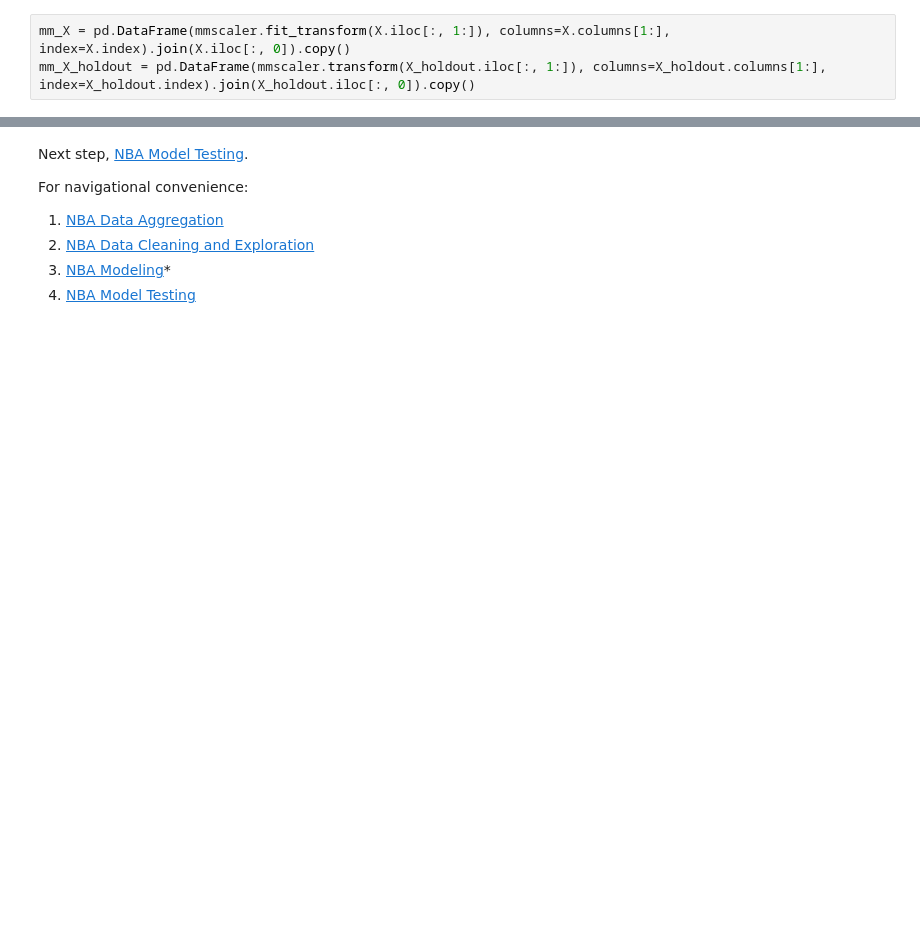
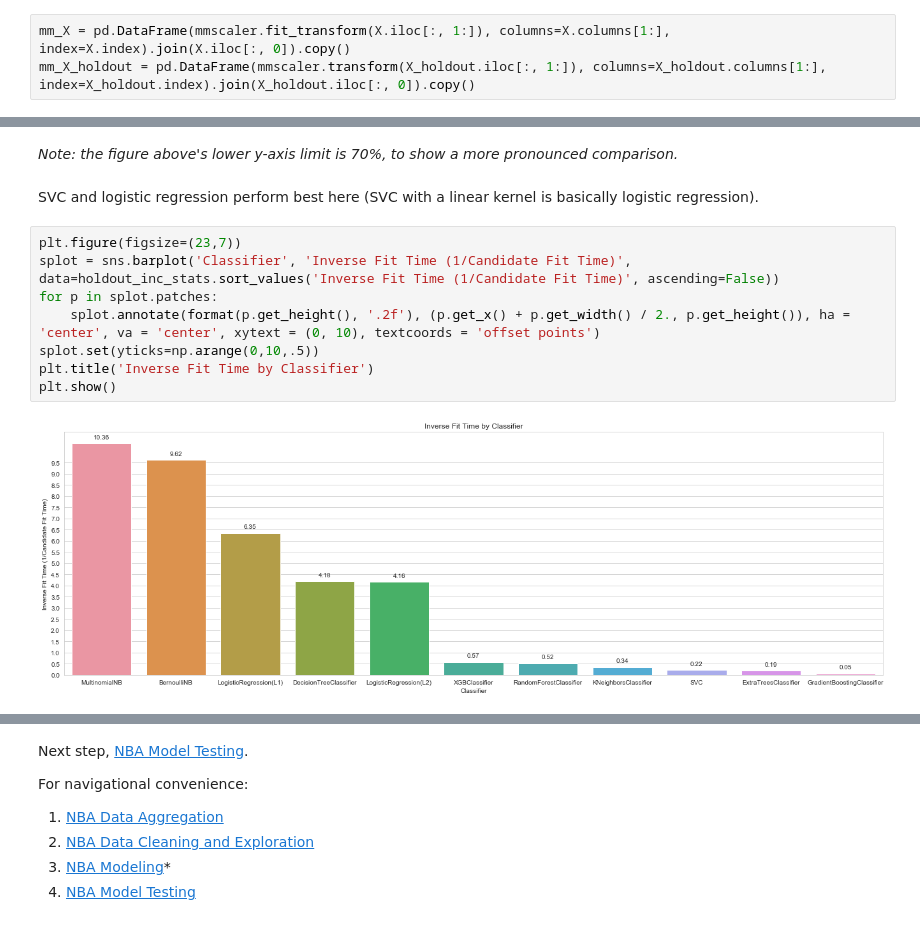
Before and after one commit to philbowman212/Thinkful_assignments, a Jupyter notebook: projects/supervised_capstone/Jupyter Notebooks/Modeling.ipynb, the cells around one changed output, grey strips where cells are left out. Drawn from its saved outputs; the diff is of its cells as text; blank space fills up the shorter version.

```diff
--- a/projects/supervised_capstone/Jupyter Notebooks/Modeling.ipynb
+++ b/projects/supervised_capstone/Jupyter Notebooks/Modeling.ipynb
@@ -774,0 +929,14 @@ Gradient Boosting appears to have the greatest predictive power for the holdout!
+# %% [markdown]
+*Note: the figure above's lower y-axis limit is 70%, to show a more pronounced comparison.*
+# %% [markdown]
+SVC and logistic regression perform best here (SVC with a linear kernel is basically logistic regression).
+# %%
+plt.figure(figsize=(23,7))
+splot = sns.barplot('Classifier', 'Inverse Fit Time (1/Candidate Fit Time)', data=holdout_inc_stats.sort_values('Inverse Fit Time (1/Candidate Fit Time)', ascending=False))
+for p in splot.patches:
+    splot.annotate(format(p.get_height(), '.2f'), (p.get_x() + p.get_width() / 2., p.get_height()), ha = 'center', va = 'center', xytext = (0, 10), textcoords = 'offset points')
+splot.set(yticks=np.arange(0,10,.5))
+plt.title('Inverse Fit Time by Classifier')
+plt.show()
+# %% [output]
+[figure, added]
```
Also changed, not shown: parts of 219 cells of this notebook, 9 other files.
